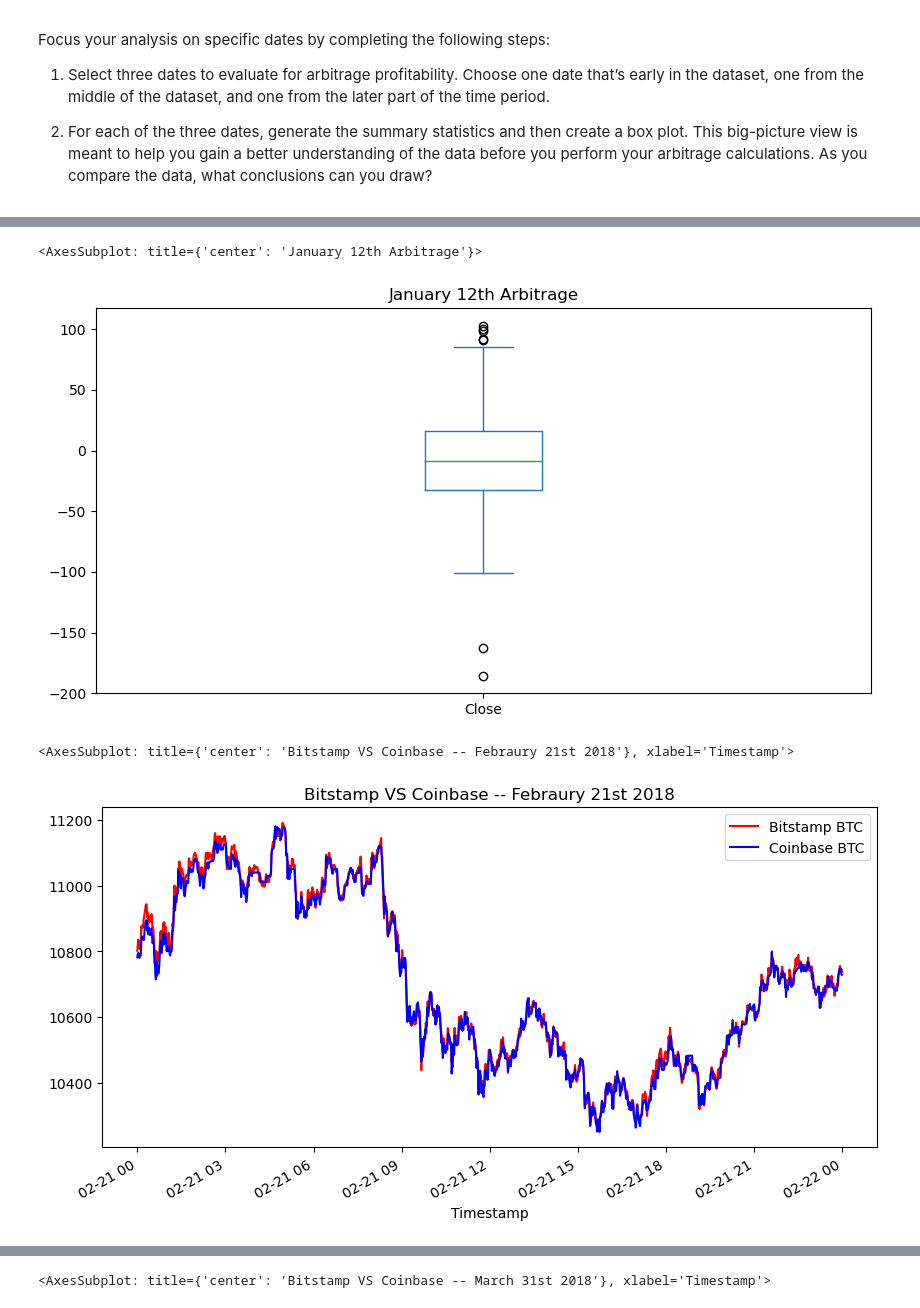
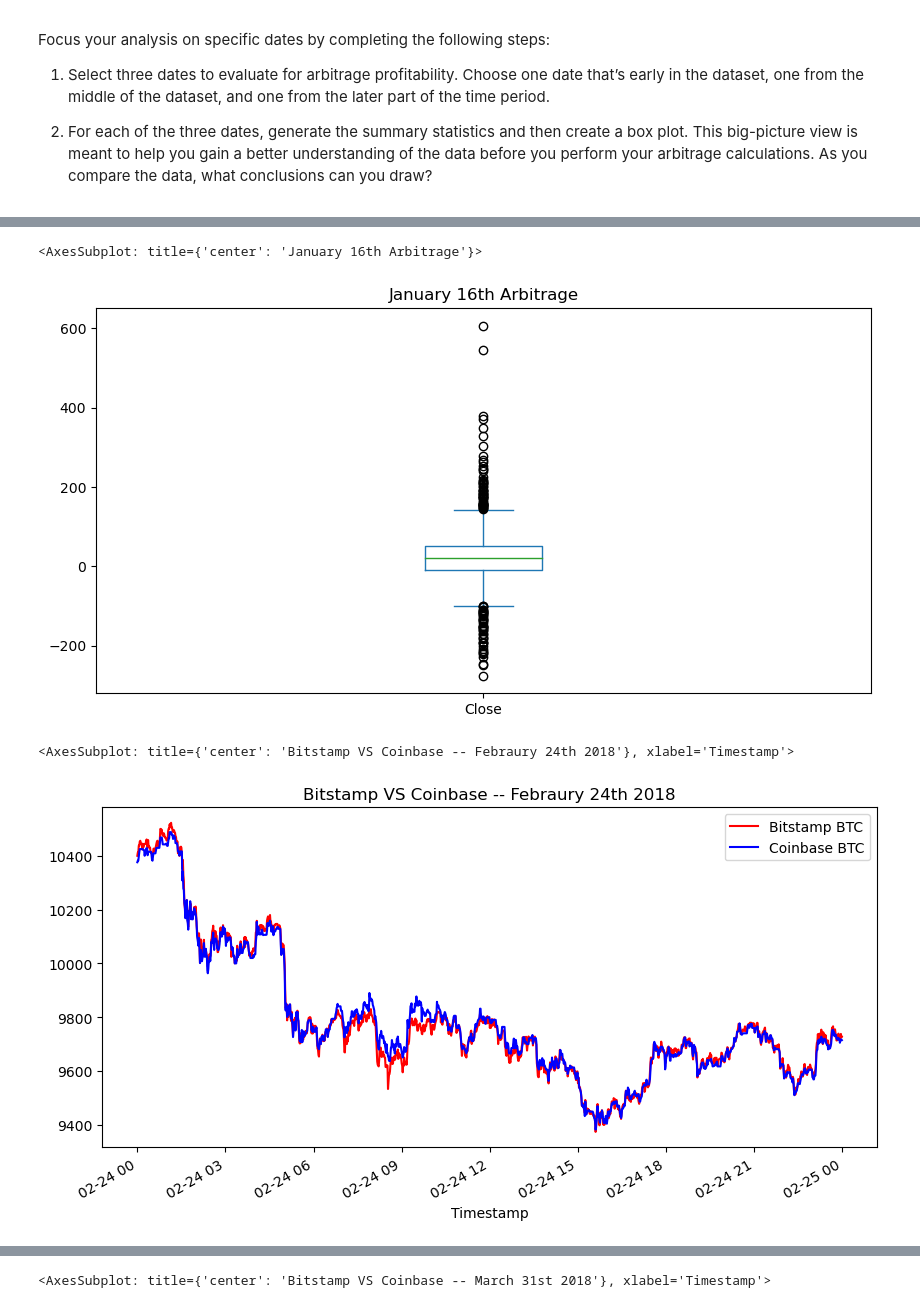
Before and after one commit to reiccv/Module_3, a Jupyter notebook: crypto_arbitrage.ipynb, the cells around one changed output, grey strips where cells are left out. Cells and saved outputs as stored; diff of their text form; code cells hidden in the pictures.

```diff
--- a/crypto_arbitrage.ipynb
+++ b/crypto_arbitrage.ipynb
@@ -417,18 +417,18 @@ max       102.780000
 Name: Close, dtype: float64
 # %%
 # Visualize the arbitrage spread from early in the dataset in a box plot
-arbitrage_spread_early.plot(legend=True, kind="box", figsize=(10, 5), title="January 12th Arbitrage")
+arbitrage_spread_early.plot(legend=True, kind="box", figsize=(10, 5), title="January 16th Arbitrage")
 # %% [output]
-<AxesSubplot: title={'center': 'January 12th Arbitrage'}>
+<AxesSubplot: title={'center': 'January 16th Arbitrage'}>
-[figure, old version]
+[figure, new version]
 # %%
 # Create an overlay plot that visualizes the two dataframes over a period of one day from the middle of the dataset.
 # Be sure that the plots include the parameters `legend`, `figsize`, `title`, `color` and `label`
-bitstamp["Close"].loc["2018-02-21"].plot(legend=True, figsize=(10, 5), title="Bitstamp VS Coinbase -- Febraury 21st 2018", color="red", label="Bitstamp BTC")
-coinbase["Close"].loc["2018-02-21"].plot(legend=True, figsize=(10, 5), color="blue", label="Coinbase BTC")
+bitstamp["Close"].loc["2018-02-24"].plot(legend=True, figsize=(10, 5), title="Bitstamp VS Coinbase -- Febraury 24th 2018", color="red", label="Bitstamp BTC")
+coinbase["Close"].loc["2018-02-24"].plot(legend=True, figsize=(10, 5), color="blue", label="Coinbase BTC")
 # %% [output]
-<AxesSubplot: title={'center': 'Bitstamp VS Coinbase -- Febraury 21st 2018'}, xlabel='Timestamp'>
+<AxesSubplot: title={'center': 'Bitstamp VS Coinbase -- Febraury 24th 2018'}, xlabel='Timestamp'>
-[figure, old version]
+[figure, new version]
 # %%
 # Using the date in the middle that you have selected, calculate the arbitrage spread
 # by subtracting the bitstamp lower closing prices from the coinbase higher closing prices
```
Also changed, not shown: parts of 16 cells of this notebook.
